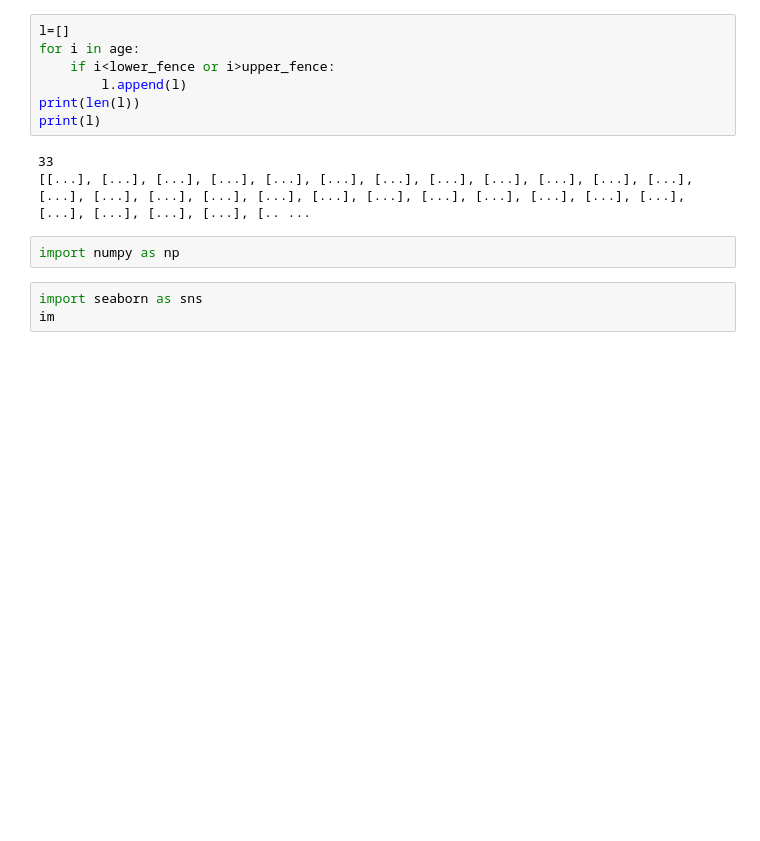
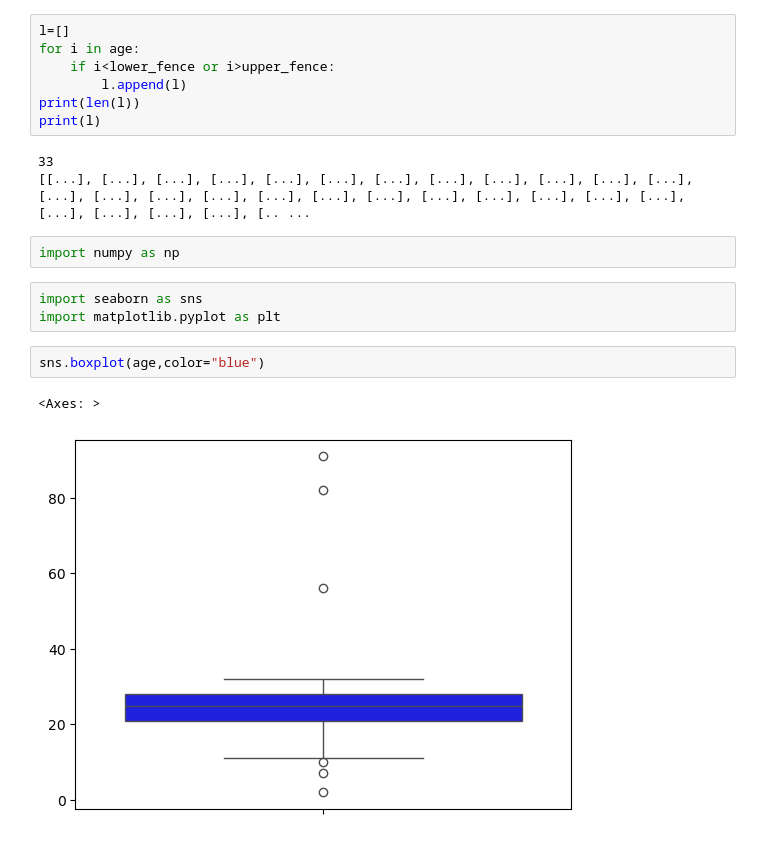
Before and after one commit to dishagagnamwar/learning-python, a Jupyter notebook: NUMPY/boxplot and histogram .ipynb, the cells around one changed output. Saved outputs shown, nothing was run; the diff lists cells and outputs as text; blank space fills up the shorter version.

```diff
--- a/NUMPY/boxplot and histogram .ipynb
+++ b/NUMPY/boxplot and histogram .ipynb
@@ -125,4 +125,9 @@ print(l)
 import numpy as np
 # %%
 import seaborn as sns
-im
+import matplotlib.pyplot as plt
+# %%
+sns.boxplot(age,color="blue")
+# %% [output]
+<Axes: >
+[figure, added]
```
Also changed, not shown: parts of 3 cells of this notebook.
